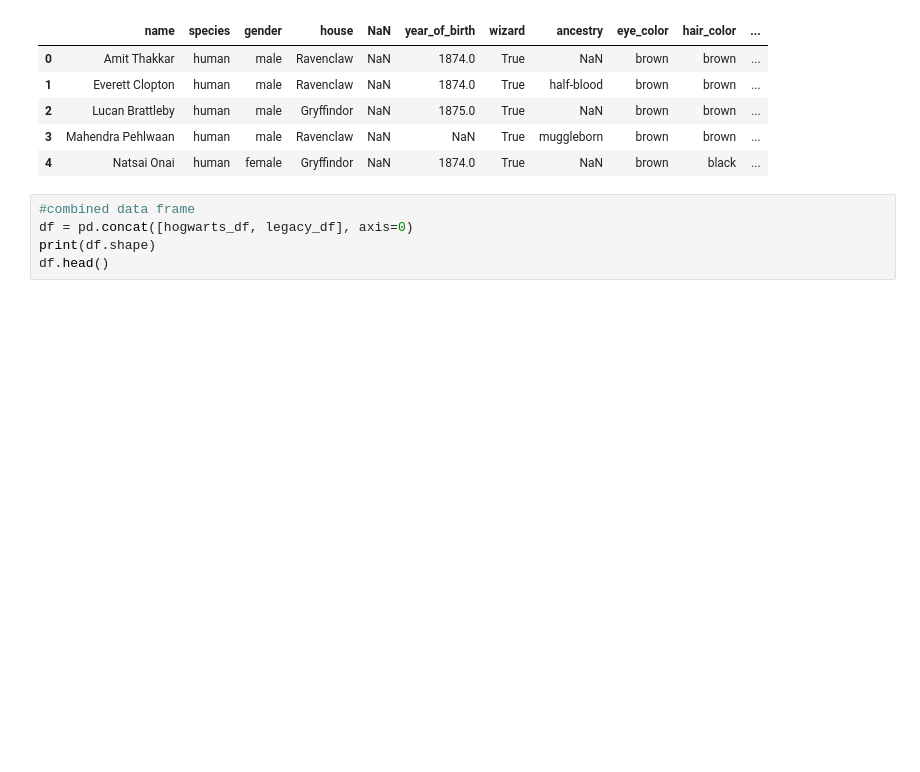
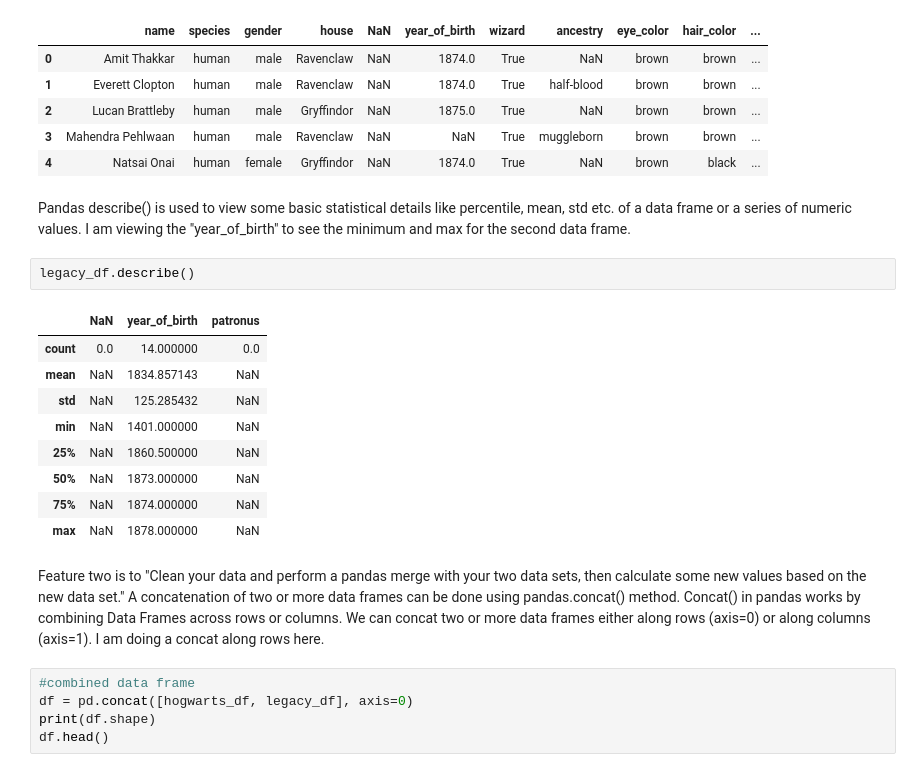
Before and after one commit to LeslieTh0mas/Hogwarts, a Jupyter notebook: Hogwarts.ipynb, the cells around one changed output. Cells and saved outputs as stored; diff of their text form; blank space fills up the shorter version.

```diff
--- a/Hogwarts.ipynb
+++ b/Hogwarts.ipynb
@@ -70,6 +81,22 @@ legacy_df.head()
 | 2 | Lucan Brattleby | human | male | Gryffindor | NaN | 1875.0 | True | NaN | brown | brown | ... |
 | 3 | Mahendra Pehlwaan | human | male | Ravenclaw | NaN | NaN | True | muggleborn | brown | brown | ... |
 | 4 | Natsai Onai | human | female | Gryffindor | NaN | 1874.0 | True | NaN | brown | black | ... |
+# %% [markdown]
+Pandas describe() is used to view some basic statistical details like percentile, mean, std etc. of a data frame or a series of numeric values. I am viewing the "year_of_birth" to see the minimum and max for the second data frame.
+# %%
+legacy_df.describe()
+# %% [output]
+|  | NaN | year_of_birth | patronus |
+| count | 0.0 | 14.000000 | 0.0 |
+| mean | NaN | 1834.857143 | NaN |
+| std | NaN | 125.285432 | NaN |
+| min | NaN | 1401.000000 | NaN |
+| 25% | NaN | 1860.500000 | NaN |
+| 50% | NaN | 1873.000000 | NaN |
+| 75% | NaN | 1874.000000 | NaN |
+| max | NaN | 1878.000000 | NaN |
+# %% [markdown]
+Feature two is to "Clean your data and perform a pandas merge with your two data sets, then calculate some new values based on the new data set."  A concatenation of two or more data frames can be done using pandas.concat() method. Concat() in pandas works by combining Data Frames across rows or columns. We can concat two or more data frames either along rows  (axis=0) or along columns (axis=1). I am doing a concat along rows here.
 # %%
 #combined data frame
 df = pd.concat([hogwarts_df, legacy_df], axis=0)
```
Also changed, not shown: parts of 15 cells of this notebook.
